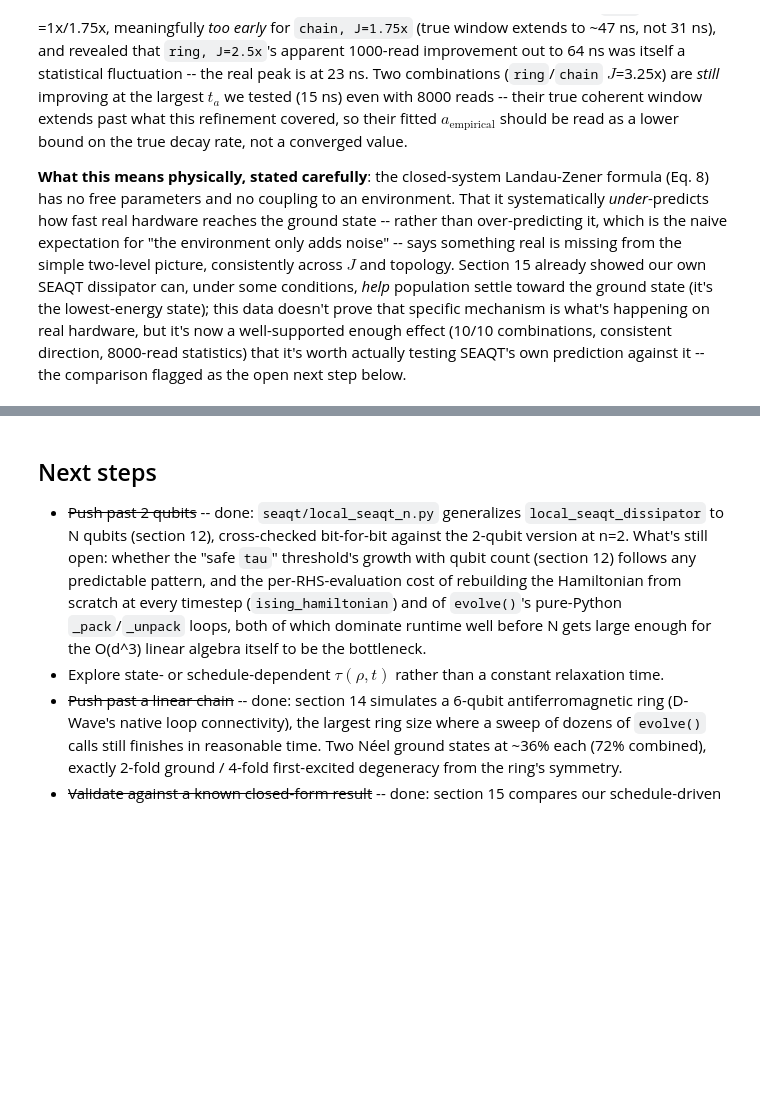
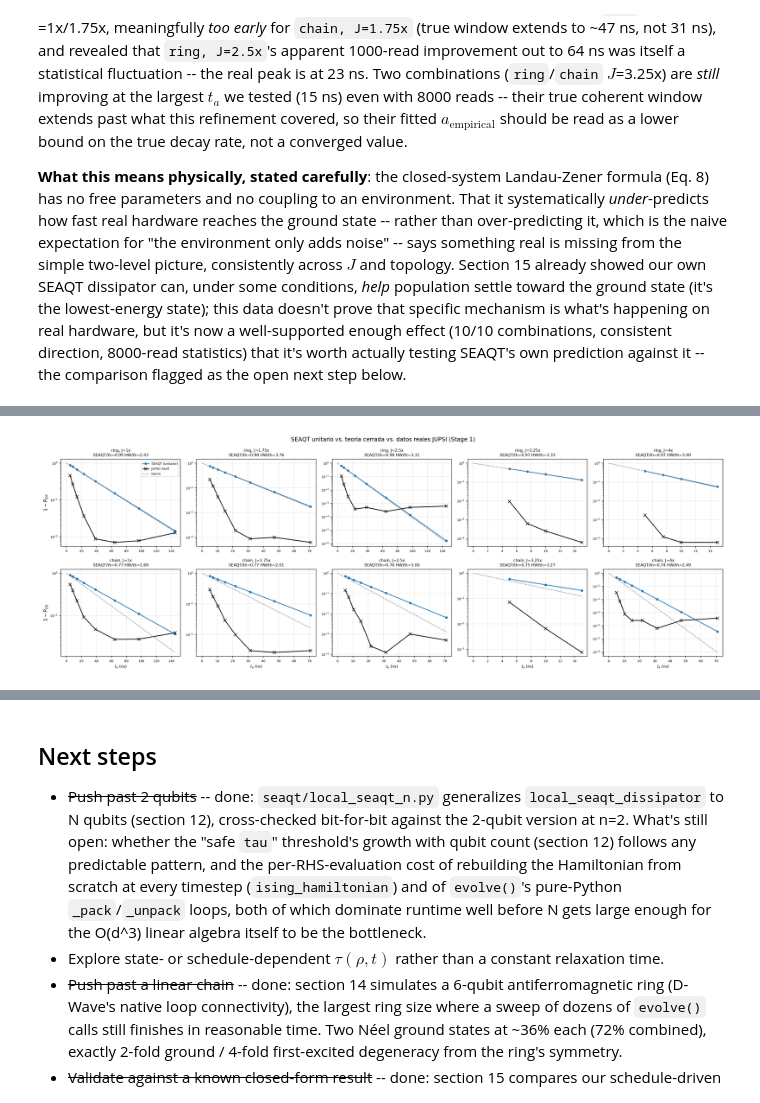
Before and after one commit to Cocidoboyacense/SEAQT-quantum-annealing-evolution, a Jupyter notebook: notebooks/seaqt_annealing_walkthrough.ipynb, the cells around one changed output, grey strips where cells are left out. Drawn from its saved outputs; the diff is of its cells as text; code cells hidden in the pictures; blank space fills up the shorter version.

```diff
--- a/notebooks/seaqt_annealing_walkthrough.ipynb
+++ b/notebooks/seaqt_annealing_walkthrough.ipynb
@@ -1546,0 +1574,78 @@ below.
+# %%
+# Stage 1: SEAQT unitary (exact 6-qubit closed dynamics) vs. closed-system
+# theory vs. real hardware -- see 16.1 above for the methodology.
+STAGE1_RESULTS_PATH = (
+    r"c:\Users\andre\OneDrive\Documentos\GitHub\SEAQT-quantum-annealing-evolution"
+    r"\experiments\advantage2_lz_crossover\results\stage1_seaqt_unitary.csv"
+)
+df_stage1 = pd.read_csv(STAGE1_RESULTS_PATH)
+MIN_FIT_PTS_STAGE1 = 3
+
+j_multiples_stage1 = sorted(df_stage1.j_multiple.unique())
+fig, axes = plt.subplots(2, 5, figsize=(20, 7), sharey=False)
+summary_stage1 = []
+for row, topo in enumerate(["ring", "chain"]):
+    for col, jm in enumerate(j_multiples_stage1):
+        ax = axes[row, col]
+        s = df_stage1[(df_stage1.topology == topo) & (df_stage1.j_multiple == jm)] \
+            .sort_values("t_anneal_ns").reset_index(drop=True)
+        t_all = s.t_anneal_ns.values
+        a_th = s.a_theory.iloc[0]
+        one_minus_seaqt = np.clip(1 - s.p_ground_seaqt_unitary.values, 1e-12, None)
+        one_minus_hw = np.clip(1 - s.p_ground_hw.values, 0.5 / 8000, None)
+
+        peak_idx = first_local_min(one_minus_seaqt)
+        t_pre, y_pre = t_all[:peak_idx + 1], one_minus_seaqt[:peak_idx + 1]
+        if len(t_pre) >= MIN_FIT_PTS_STAGE1:
+            slope, _ = np.polyfit(t_pre, np.log(y_pre), 1)
+            a_seaqt = -slope
+            ratio_seaqt_th = a_seaqt / a_th
+        else:
+            a_seaqt = ratio_seaqt_th = None
+
+        peak_idx_hw = first_local_min(one_minus_hw)
+        t_pre_hw, y_pre_hw = t_all[:peak_idx_hw + 1], one_minus_hw[:peak_idx_hw + 1]
+        if len(t_pre_hw) >= MIN_FIT_PTS_STAGE1:
+            slope_hw, _ = np.polyfit(t_pre_hw, np.log(y_pre_hw), 1)
+            a_hw = -slope_hw
+            ratio_hw_th = a_hw / a_th
+            ratio_hw_seaqt = a_hw / a_seaqt if a_seaqt else None
+        else:
+            a_hw = ratio_hw_th = ratio_hw_seaqt = None
+
+        summary_stage1.append((topo, jm, a_th, a_seaqt, ratio_seaqt_th, a_hw, ratio_hw_th, ratio_hw_seaqt))
+
+        ax.semilogy(t_all, one_minus_seaqt, "o-", color="tab:blue", ms=4, label="SEAQT (unitario)")
+        ax.semilogy(t_all, one_minus_hw, "x-", color="black", ms=6, label="JUPSI (real)")
+        t_th = np.linspace(0, t_all.max(), 100)
+        ax.semilogy(t_th, np.exp(-a_th * t_th), "--", color="gray", lw=1, label="teoria")
+        title = f"{topo}, J={jm:g}x"
+        if ratio_seaqt_th: title += f"\nSEAQT/th={ratio_seaqt_th:.2f}"
+        if ratio_hw_th: title += f" HW/th={ratio_hw_th:.2f}"
+        ax.set_title(title, fontsize=8)
+        ax.tick_params(labelsize=6.5)
+        ax.grid(alpha=0.3)
+        if col == 0:
+            ax.set_ylabel("$1-P_{GS}$")
+        if row == 1:
+            ax.set_xlabel("$t_a$ (ns)", fontsize=8)
+
+axes[0, 0].legend(fontsize=6.5)
+fig.suptitle("SEAQT unitario vs. teoria cerrada vs. datos reales JUPSI (Stage 1)")
+fig.tight_layout()
+plt.show()
+
+print(f"{'topo':6s} {'J':>6s} {'a_th':>9s} {'a_seaqt':>9s} {'seaqt/th':>9s} {'a_hw':>9s} {'hw/th':>7s} {'hw/seaqt':>9s}")
+for topo, jm, a_th, a_seaqt, r_st, a_hw, r_ht, r_hs in summary_stage1:
+    a_seaqt_s = f"{a_seaqt:.4f}" if a_seaqt else "--"
+    r_st_s = f"{r_st:.3f}" if r_st else "--"
+    a_hw_s = f"{a_hw:.4f}" if a_hw else "--"
+    r_ht_s = f"{r_ht:.3f}" if r_ht else "--"
+    r_hs_s = f"{r_hs:.3f}" if r_hs else "--"
+    print(f"{topo:6s} {jm:6.2f} {a_th:9.4f} {a_seaqt_s:>9s} {r_st_s:>9s} {a_hw_s:>9s} {r_ht_s:>7s} {r_hs_s:>9s}")
+
+seaqt_th_ratios = [r[4] for r in summary_stage1 if r[4] is not None]
+hw_seaqt_ratios = [r[7] for r in summary_stage1 if r[7] is not None]
+print(f"\nSEAQT/theory: mean={np.mean(seaqt_th_ratios):.3f}, range=[{min(seaqt_th_ratios):.3f},{max(seaqt_th_ratios):.3f}]  (n={len(seaqt_th_ratios)})")
+print(f"HW/SEAQT-unitario: mean={np.mean(hw_seaqt_ratios):.3f}, range=[{min(hw_seaqt_ratios):.3f},{max(hw_seaqt_ratios):.3f}]  (n={len(hw_seaqt_ratios)})")
+# %% [output]
@@ -1546,0 +1666 @@ below.
+[figure, added]
```
Also changed, not shown: parts of 6 cells of this notebook, 5 other files.
